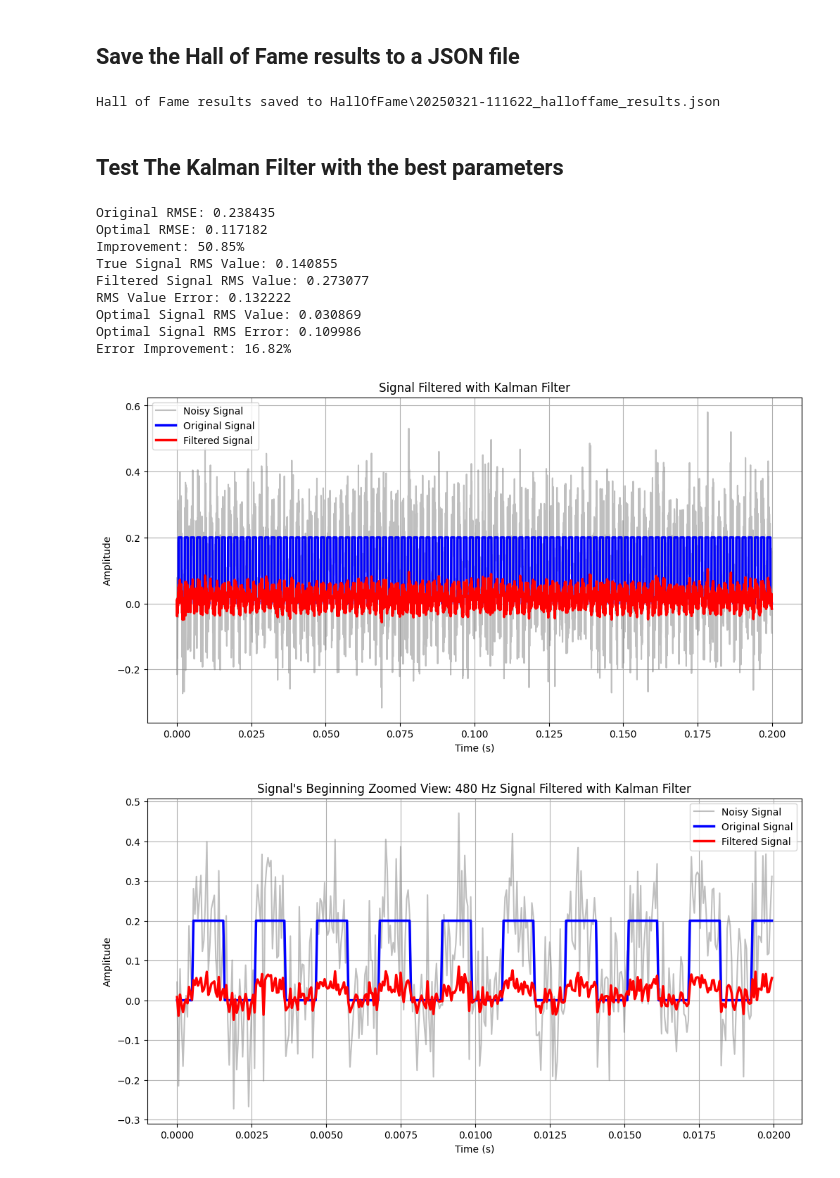
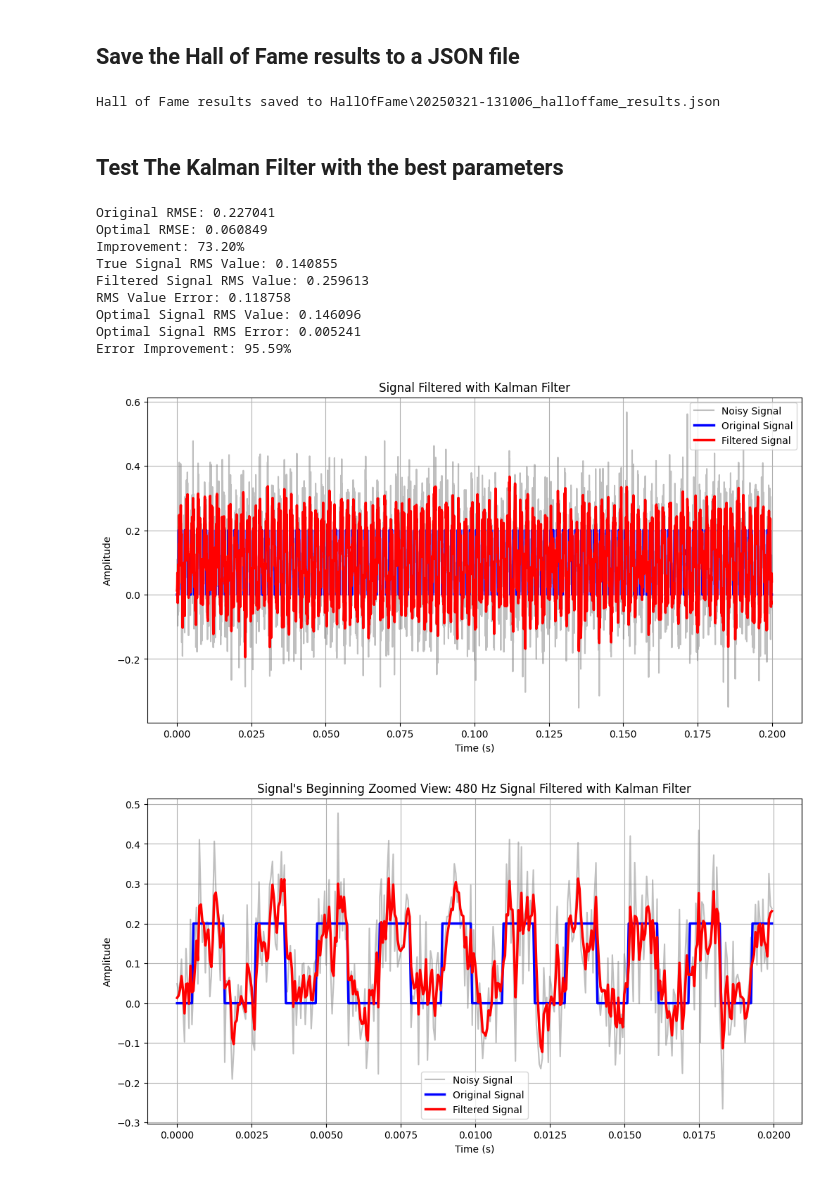
Before and after one commit to BolivarTech/Evolutionary_Linear_Kalman_Filter_Tuning, a Jupyter notebook: Evolutive_Optimizator.ipynb, the cells around one changed output. Cells and saved outputs as stored; diff of their text form; code cells hidden in the pictures.

Commit message:
Evolutive individual updated for a multi values fitness adjustment

```diff
--- a/Evolutive_Optimizator.ipynb
+++ b/Evolutive_Optimizator.ipynb
@@ -352,23 +356,29 @@ plt.show()
 print(f"\n============  Hall Of Fame ==============\n")
 # best_individual = tools.selBest(population, k=1)[0]
 best_individual = halloffame[0]
-best_f, best_h, best_q, best_r = best_individual
+best_q, best_r = best_individual
+#best_f, best_h, best_q, best_r = best_individual
 best_fitness = float(best_individual.fitness.values[0])
 print("Best Individual:")
 print(f"Individual: {best_individual}")
-print(f"Best F: {best_f}, Best H: {best_h}, Best Q: {best_q}, Best R: {best_r}, Fitness: {best_fitness}")
+print(f"Best Q: {best_q}, Best R: {best_r}, Fitness: {best_fitness}")
+#print(f"Best F: {best_f}, Best H: {best_h}, Best Q: {best_q}, Best R: {best_r}, Fitness: {best_fitness}")
 
 print("\nNext Best Individuals:")
 for individual in halloffame[1:]:
-    f,h,q, r = individual
+    q, r = individual
+    #f,h,q, r = individual
     fitness = float(individual.fitness.values[0])
-    print(f"F: {f}, H: {h}, Q: {q}, R: {r}, Fitness: {fitness}")
+    print(f"Q: {q}, R: {r}, Fitness: {fitness}")
+    #print(f"F: {f}, H: {h}, Q: {q}, R: {r}, Fitness: {fitness}")
 
 print(f"\n===== Best Individual Performance =====\n")
 
 # Create filter with optimal parameters
-optimal_F = np.array([[best_f]])
-optimal_H = np.array([[best_h]])
+optimal_F = np.array([[1]])
+optimal_H = np.array([[1]])
+#optimal_F = np.array([[best_f]])
+#optimal_H = np.array([[best_h]])
 optimal_Q = np.array([[best_q]])
 optimal_R = np.array([[best_r]])
 P = np.array([[0]])
@@ -423,12 +433,14 @@ Error Improvement: 64.90%
 # Create serializable data
 hof_json_data = []
 for idx, ind in enumerate(halloffame):
-    f_val, h_val, q_val, r_val = ind
+    q_val, r_val = ind
+    #f_val, h_val, q_val, r_val = ind
     fitness = float(ind.fitness.values[0])
 
     hof_json_data.append({
         'rank': idx + 1,
-        'individual': [f_val, h_val, q_val, r_val],
+        'individual': [q_val, r_val],
+        #'individual': [f_val, h_val, q_val, r_val],
         'fitness': fitness
     })
 
@@ -448,7 +460,7 @@ with open(filename, 'w') as f:
 
 print(f"Hall of Fame results saved to {filename}")
 # %% [output]
-Hall of Fame results saved to HallOfFame\20250321-111622_halloffame_results.json
+Hall of Fame results saved to HallOfFame\20250321-131006_halloffame_results.json
 # %% [markdown]
 ## Test The Kalman Filter with the best parameters
 # %%
@@ -457,8 +469,10 @@ noise_std = 0.1
 noisy_signal = SigGen.add_noise(true_signal, noise_std)
 
 # Initialize Optimized Kalman filter
-optimal_F = np.array([[best_f]])
-optimal_H = np.array([[best_h]])
+optimal_F = np.array([[1]])
+optimal_H = np.array([[1]])
+#optimal_F = np.array([[best_f]])
+#optimal_H = np.array([[best_h]])
 optimal_Q = np.array([[best_q]])
 optimal_R = np.array([[best_r]])
 P = np.array([[0]])  #
@@ -469,40 +483,40 @@ kf = KalmanFilter(optimal_F, optimal_H, optimal_Q, optimal_R, P, x)
 optimal_filtered = kf.filter(noisy_signal)
 
 # Calculate improvement over original parameters
 original_mse, original_rmse = kf.calculate_error(true_signal, filtered_signal)
 optimal_mse, optimal_rmse = kf.calculate_error(true_signal, optimal_filtered)
 improvement = ((original_rmse - optimal_rmse) / original_rmse) * 100
 
 print(f"Original RMSE: {original_rmse:.6f}")
 print(f"Optimal RMSE: {optimal_rmse:.6f}")
 print(f"Improvement: {improvement:.2f}%")
 
 true_signal_rms_value = kf.calculate_rms_value(true_signal)
 filtered_signal_rms_value = kf.calculate_rms_value(filtered_signal)
 rms_value_error = kf.calculate_rms_value_error(true_signal, filtered_signal)
 optimal_signal_rms_value = kf.calculate_rms_value(optimal_filtered)
 optimal_error = kf.calculate_rms_value_error(true_signal, optimal_filtered)
 rms_value_error_improvement = ((rms_value_error - optimal_error) / rms_value_error)*100
 print(f'True Signal RMS Value: {true_signal_rms_value:.6f}')
 print(f'Filtered Signal RMS Value: {filtered_signal_rms_value:.6f}')
 print(f'RMS Value Error: {rms_value_error:.6f}')
 print(f'Optimal Signal RMS Value: {optimal_signal_rms_value:.6f}')
 print(f'Optimal Signal RMS Error: {optimal_error:.6f}')
 print(f'Error Improvement: {rms_value_error_improvement:.2f}%')
 
 # Plot results
 kf.plot_results(noisy_signal, true_signal, optimal_filtered, time)
 kf.plot_results(noisy_signal, true_signal, optimal_filtered, time, zoom_end=0.1, title=f'Signal\'s Beginning Zoomed View: {frequency} Hz Signal Filtered with Kalman Filter')
 kf.plot_results(noisy_signal, true_signal, optimal_filtered, time, zoom_begin=0.9, title=f'Signal\'s Ends Zoomed View: {frequency} Hz Signal Filtered with Kalman Filter')
 # %% [output]
-Original RMSE: 0.238435
-Optimal RMSE: 0.117182
-Improvement: 50.85%
+Original RMSE: 0.227041
+Optimal RMSE: 0.060849
+Improvement: 73.20%
 True Signal RMS Value: 0.140855
-Filtered Signal RMS Value: 0.273077
-RMS Value Error: 0.132222
-Optimal Signal RMS Value: 0.030869
-Optimal Signal RMS Error: 0.109986
-Error Improvement: 16.82%
+Filtered Signal RMS Value: 0.259613
+RMS Value Error: 0.118758
+Optimal Signal RMS Value: 0.146096
+Optimal Signal RMS Error: 0.005241
+Error Improvement: 95.59%
-[figure, old version]
+[figure, new version]
-[figure, old version]
+[figure, new version]
```
Also changed, not shown: parts of 9 cells of this notebook.
